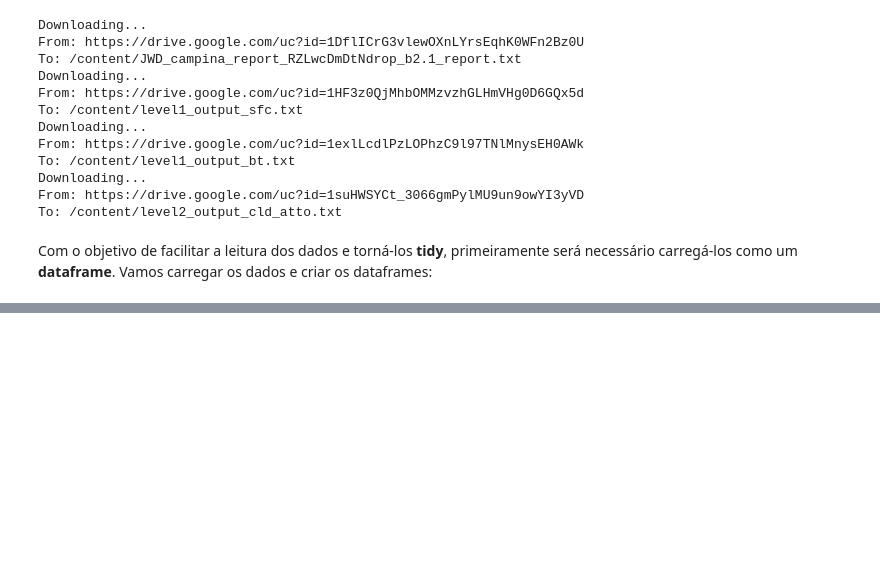
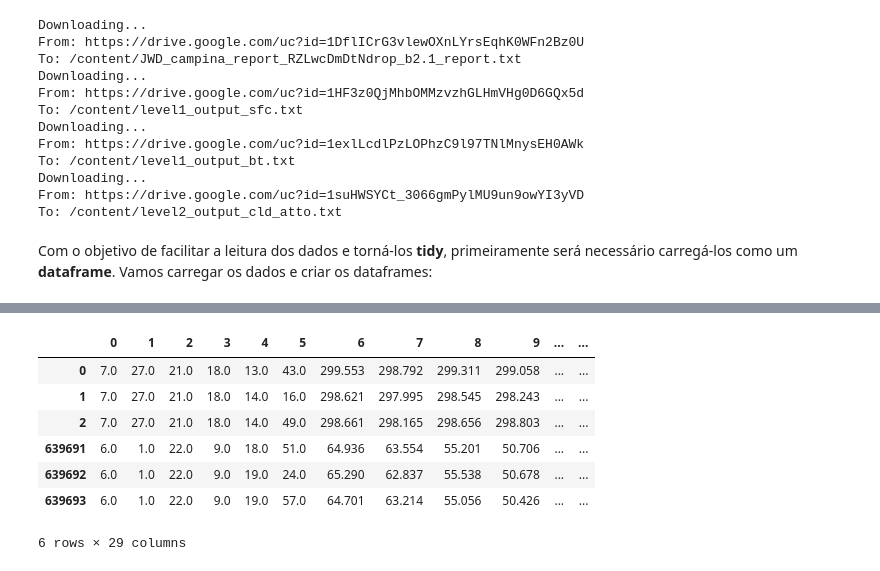
Before and after one commit to lourencocavalcante/Introduction-to-Data-Science, a Jupyter notebook: CAP394_2022_Fase1_Pre_Processando.ipynb, the cells around one changed output, grey strips where cells are left out. Saved outputs shown, nothing was run; the diff lists cells and outputs as text; code cells hidden in the pictures; blank space fills up the shorter version.

```diff
--- a/CAP394_2022_Fase1_Pre_Processando.ipynb
+++ b/CAP394_2022_Fase1_Pre_Processando.ipynb
@@ -93,0 +161,12 @@ df_mp3000A_3 = pd.read_table('./level2_output_cld_atto.txt',header=None,delim_wh
+# %%
+#Visualização das primeiras 3 linhas e últimas 3 linhas
+df_mp3000A_2.head(n=3).append(df_mp3000A_2.tail(n=3))
+# %% [output]
+|  | 0 | 1 | 2 | 3 | 4 | 5 | 6 | 7 | 8 | 9 | ... | ... |
+| 0 | 7.0 | 27.0 | 21.0 | 18.0 | 13.0 | 43.0 | 299.553 | 298.792 | 299.311 | 299.058 | ... | ... |
+| 1 | 7.0 | 27.0 | 21.0 | 18.0 | 14.0 | 16.0 | 298.621 | 297.995 | 298.545 | 298.243 | ... | ... |
+| 2 | 7.0 | 27.0 | 21.0 | 18.0 | 14.0 | 49.0 | 298.661 | 298.165 | 298.656 | 298.803 | ... | ... |
+| 639691 | 6.0 | 1.0 | 22.0 | 9.0 | 18.0 | 51.0 | 64.936 | 63.554 | 55.201 | 50.706 | ... | ... |
+| 639692 | 6.0 | 1.0 | 22.0 | 9.0 | 19.0 | 24.0 | 65.290 | 62.837 | 55.538 | 50.678 | ... | ... |
+| 639693 | 6.0 | 1.0 | 22.0 | 9.0 | 19.0 | 57.0 | 64.701 | 63.214 | 55.056 | 50.426 | ... | ... |
+6 rows × 29 columns
```
Also changed, not shown: parts of 11 cells of this notebook.
